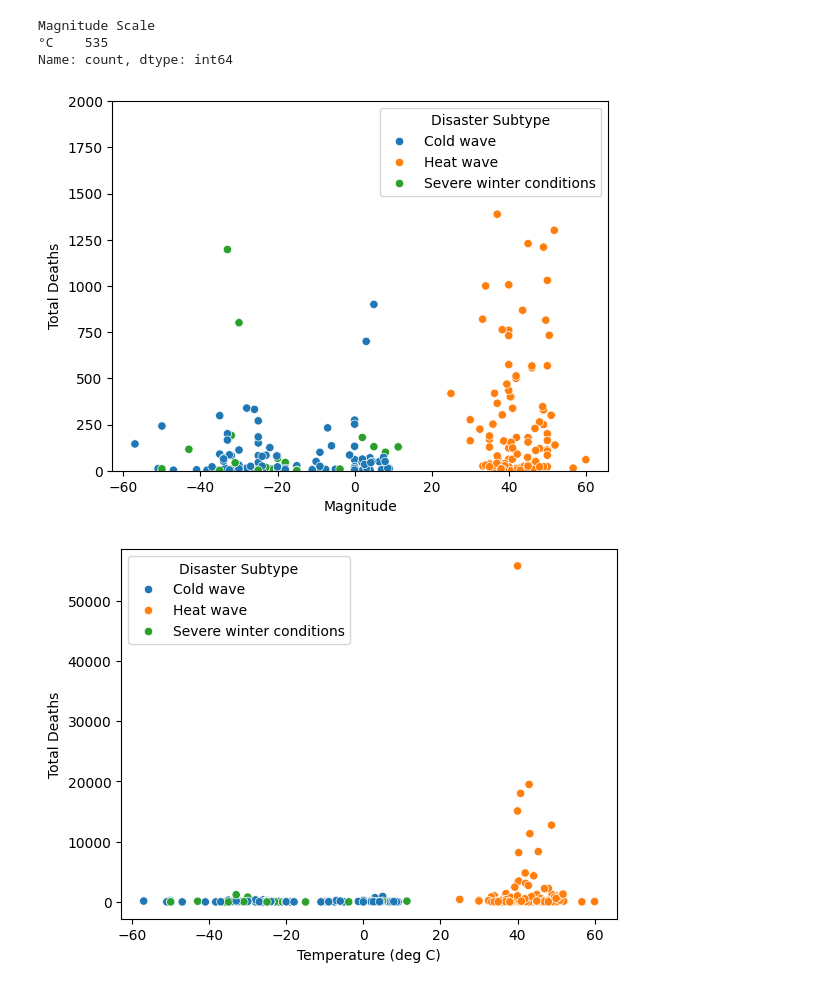
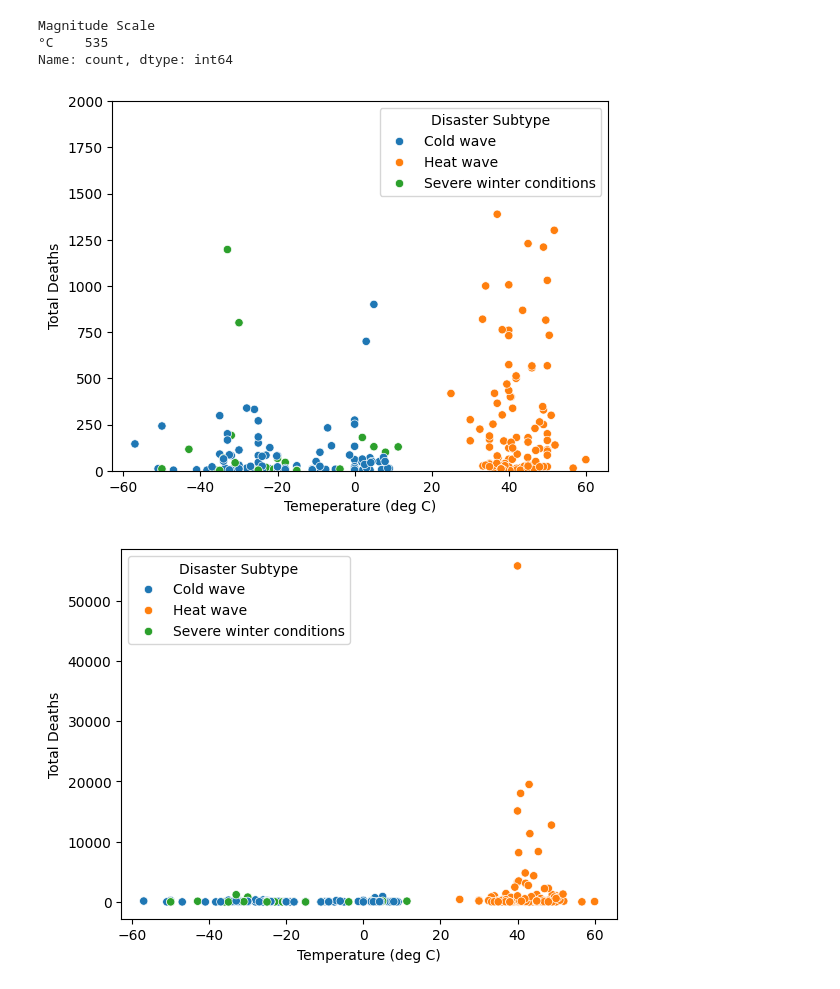
Before and after one commit to erindepree/project4, a Jupyter notebook: code/erin_clean.ipynb, the cells around one changed output. Drawn from its saved outputs; the diff is of its cells as text; code cells hidden in the pictures.

```diff
--- a/code/erin_clean.ipynb
+++ b/code/erin_clean.ipynb
@@ -106,10 +116,13 @@ Name: count, dtype: int64
 # %%
 fig, ax = plt.subplots()
 
 sns.scatterplot(data = df, x='Magnitude', y='Total Deaths', hue='Disaster Subtype')
-ax.set_ylim(0,2_000);
+ax.set_ylim(0,2_000)
+ax.set_xlabel('Temeperature (deg C)')
+
+plt.tight_layout;
 # %% [output]
-[figure, old version]
+[figure, new version]
 # %%
 fig, ax = plt.subplots()
 
```
Also changed, not shown: parts of 14 cells of this notebook, 3 other files.
